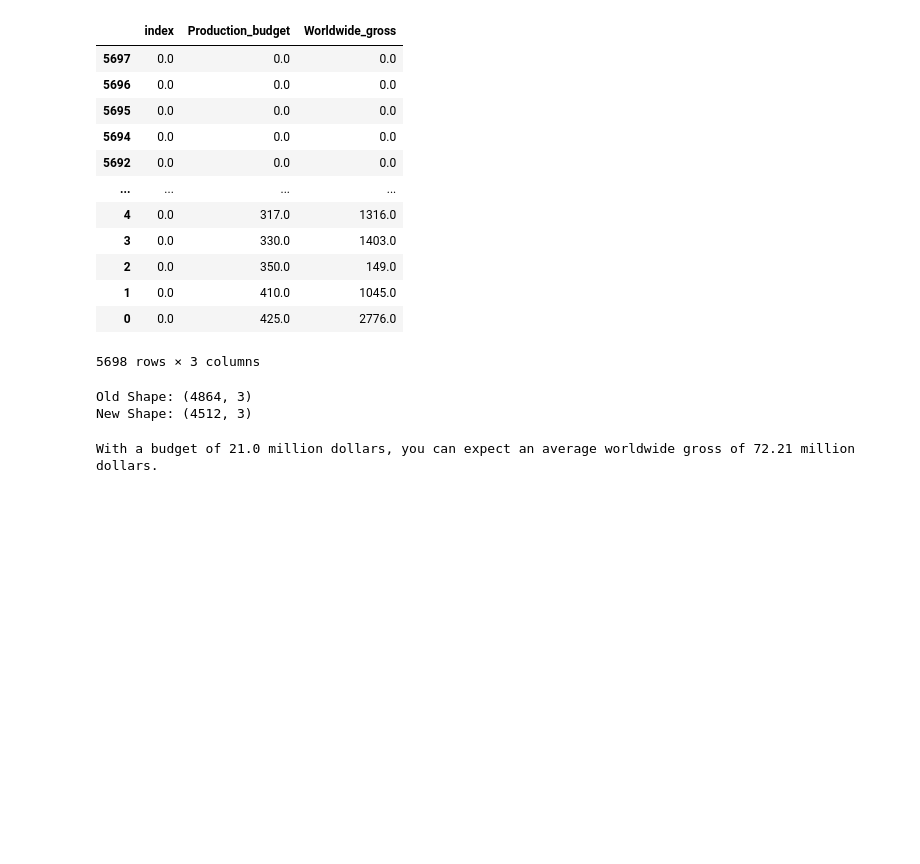
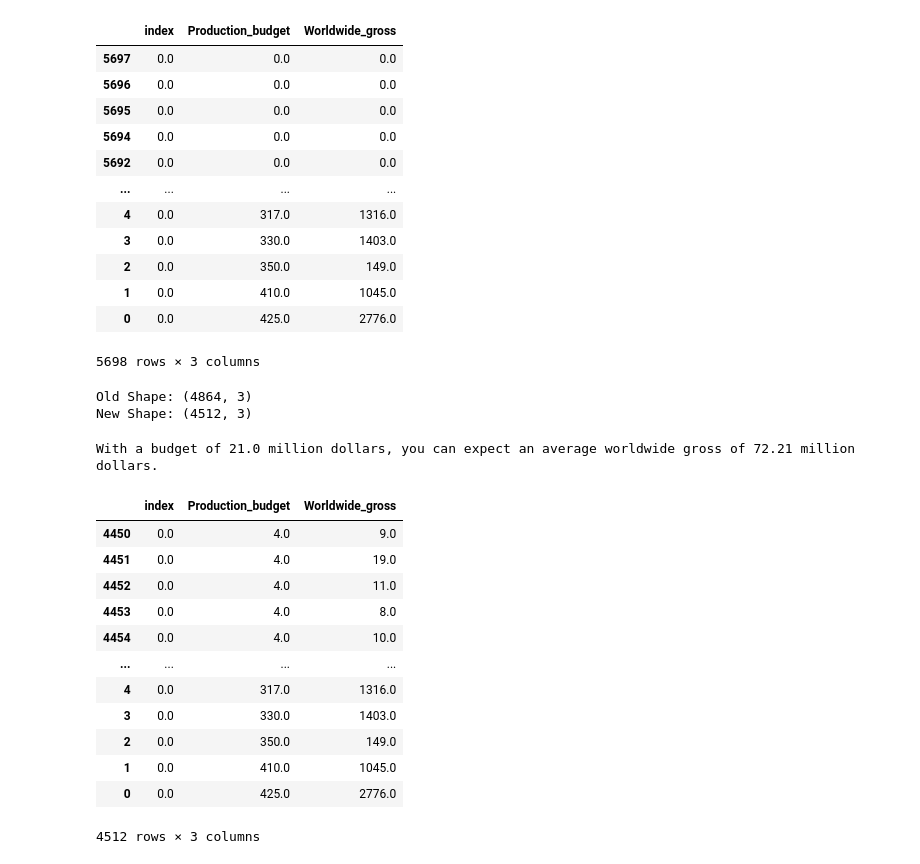
Before and after one commit to KMalinga/dsc-phase-1-project-v2-4, a Jupyter notebook: student.ipynb, the cells around one changed output. Drawn from its saved outputs; the diff is of its cells as text; code cells hidden in the pictures; blank space fills up the shorter version.

```diff
--- a/student.ipynb
+++ b/student.ipynb
@@ -397,3 +397,19 @@ bghighlow_wg_mean['Production_budget'] = bghighlow_wg_mean.index
 print("With a budget of", bghighlow['Production_budget'].mean().round(decimals = 0), "million dollars, you can expect an average worldwide gross of",bghighlow_wg_mean['Worldwide_gross'][23].round(2), "million dollars.")
 # %% [output]
 With a budget of 21.0 million dollars, you can expect an average worldwide gross of 72.21 million dollars.
+# %%
+bghighlow_wg
+# %% [output]
+|  | index | Production_budget | Worldwide_gross |
+| 4450 | 0.0 | 4.0 | 9.0 |
+| 4451 | 0.0 | 4.0 | 19.0 |
+| 4452 | 0.0 | 4.0 | 11.0 |
+| 4453 | 0.0 | 4.0 | 8.0 |
+| 4454 | 0.0 | 4.0 | 10.0 |
+| ... | ... | ... | ... |
+| 4 | 0.0 | 317.0 | 1316.0 |
+| 3 | 0.0 | 330.0 | 1403.0 |
+| 2 | 0.0 | 350.0 | 149.0 |
+| 1 | 0.0 | 410.0 | 1045.0 |
+| 0 | 0.0 | 425.0 | 2776.0 |
+4512 rows × 3 columns
```
Also changed, not shown: parts of 1 cell of this notebook.
